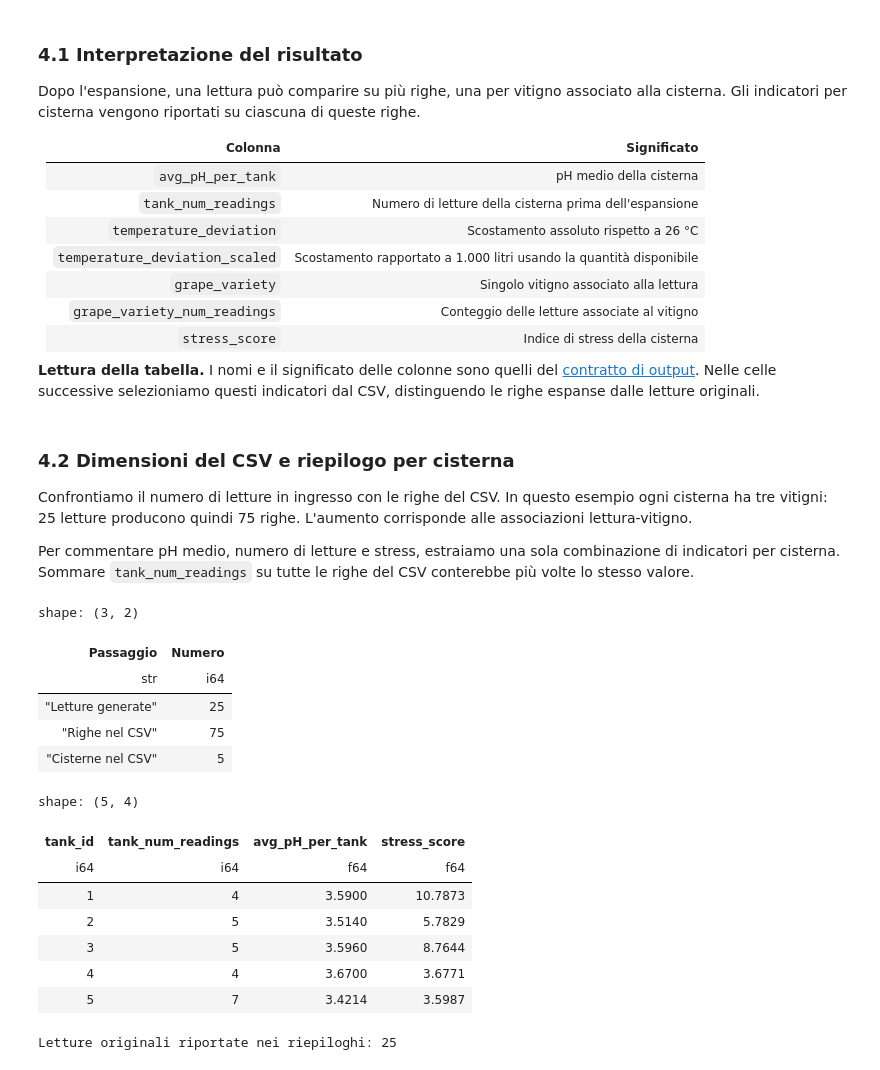
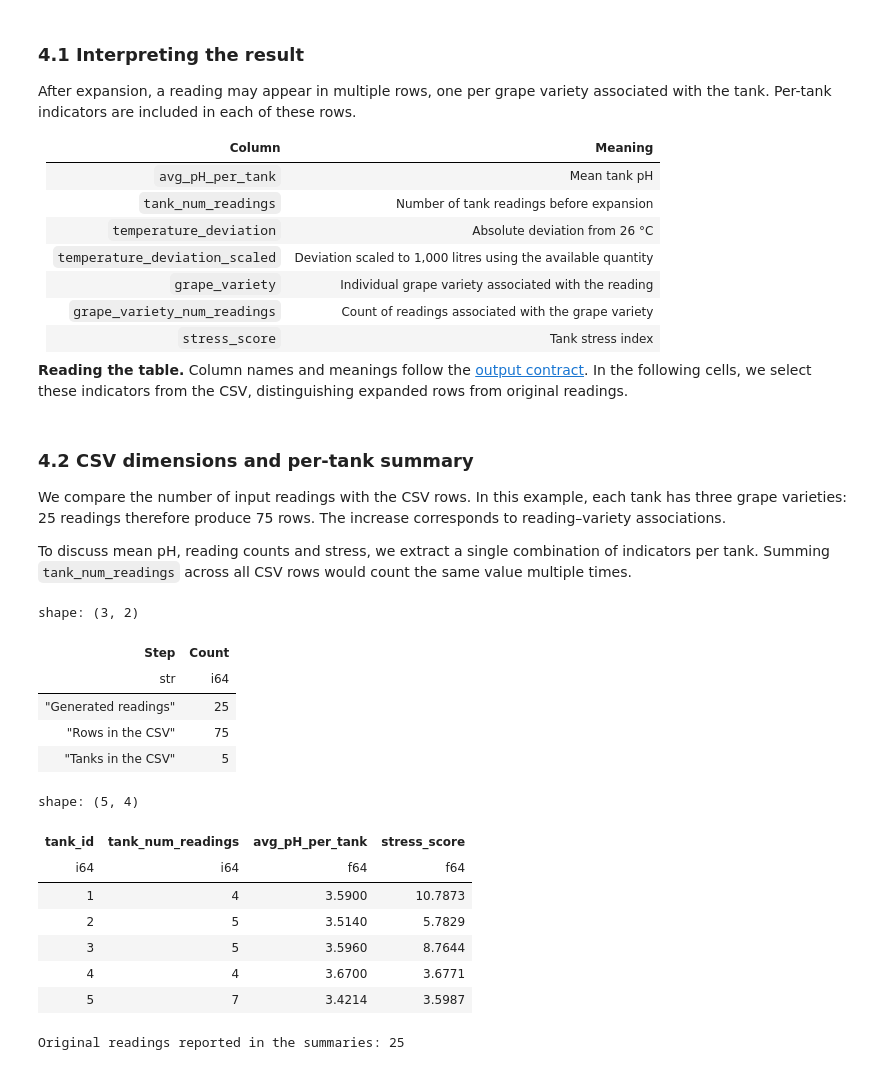
Before and after one commit to fedefranchini/Winery-Adventures, a Jupyter notebook: demo.ipynb, the cells around one changed output. Cells and saved outputs as stored; diff of their text form; code cells hidden in the pictures.

Commit message:
WA-25: translate the demo notebook into English

```diff
--- a/demo.ipynb
+++ b/demo.ipynb
@@ -342,51 +342,51 @@ shape: (12, 6)
 | 1 | "2025-01-10 06:00:00" | "NuragusCorposo" | 3.9900 | 22.9600 | 488 |
 | 1 | "2025-01-10 06:00:00" | "VermentinoVellutato" | 3.9900 | 22.9600 | 488 |
 # %% [markdown]
-### 4.1 Interpretazione del risultato
+### 4.1 Interpreting the result
 
-Dopo l'espansione, una lettura può comparire su più righe, una per vitigno associato alla cisterna. Gli indicatori per cisterna vengono riportati su ciascuna di queste righe.
+After expansion, a reading may appear in multiple rows, one per grape variety associated with the tank. Per-tank indicators are included in each of these rows.
 
-| Colonna | Significato |
+| Column | Meaning |
 |---|---|
-| `avg_pH_per_tank` | pH medio della cisterna |
-| `tank_num_readings` | Numero di letture della cisterna prima dell'espansione |
-| `temperature_deviation` | Scostamento assoluto rispetto a 26 °C |
-| `temperature_deviation_scaled` | Scostamento rapportato a 1.000 litri usando la quantità disponibile |
-| `grape_variety` | Singolo vitigno associato alla lettura |
-| `grape_variety_num_readings` | Conteggio delle letture associate al vitigno |
-| `stress_score` | Indice di stress della cisterna |
+| `avg_pH_per_tank` | Mean tank pH |
+| `tank_num_readings` | Number of tank readings before expansion |
+| `temperature_deviation` | Absolute deviation from 26 °C |
+| `temperature_deviation_scaled` | Deviation scaled to 1,000 litres using the available quantity |
+| `grape_variety` | Individual grape variety associated with the reading |
+| `grape_variety_num_readings` | Count of readings associated with the grape variety |
+| `stress_score` | Tank stress index |
 
-**Lettura della tabella.** I nomi e il significato delle colonne sono quelli del [contratto di output](docs/usage-guide.md#output-contract). Nelle celle successive selezioniamo questi indicatori dal CSV, distinguendo le righe espanse dalle letture originali.
+**Reading the table.** Column names and meanings follow the [output contract](docs/usage-guide.md#output-contract). In the following cells, we select these indicators from the CSV, distinguishing expanded rows from original readings.
 # %% [markdown]
-### 4.2 Dimensioni del CSV e riepilogo per cisterna
+### 4.2 CSV dimensions and per-tank summary
 
-Confrontiamo il numero di letture in ingresso con le righe del CSV. In questo esempio ogni cisterna ha tre vitigni: 25 letture producono quindi 75 righe. L'aumento corrisponde alle associazioni lettura-vitigno.
+We compare the number of input readings with the CSV rows. In this example, each tank has three grape varieties: 25 readings therefore produce 75 rows. The increase corresponds to reading–variety associations.
 
-Per commentare pH medio, numero di letture e stress, estraiamo una sola combinazione di indicatori per cisterna. Sommare `tank_num_readings` su tutte le righe del CSV conterebbe più volte lo stesso valore.
+To discuss mean pH, reading counts and stress, we extract a single combination of indicators per tank. Summing `tank_num_readings` across all CSV rows would count the same value multiple times.
 # %%
 display(
     pl.DataFrame(
         {
-            "Passaggio": ["Letture generate", "Righe nel CSV", "Cisterne nel CSV"],
-            "Numero": [sensors_demo.height, results_df.height, results_df["tank_id"].n_unique()],
+            "Step": ["Generated readings", "Rows in the CSV", "Tanks in the CSV"],
+            "Count": [sensors_demo.height, results_df.height, results_df["tank_id"].n_unique()],
         }
     )
 )
 
-# Gli indicatori per cisterna sono già calcolati e ripetuti sulle righe di output.
+# Per-tank indicators are already calculated and repeated across output rows.
 tank_summary = (
     results_df.select("tank_id", "tank_num_readings", "avg_pH_per_tank", "stress_score").unique().sort("tank_id")
 )
 display(tank_summary)
 
-print(f"Letture originali riportate nei riepiloghi: {tank_summary['tank_num_readings'].sum()}")
+print(f"Original readings reported in the summaries: {tank_summary['tank_num_readings'].sum()}")
 # %% [output]
 shape: (3, 2)
-| Passaggio | Numero |
+| Step | Count |
 | str | i64 |
-| "Letture generate" | 25 |
-| "Righe nel CSV" | 75 |
-| "Cisterne nel CSV" | 5 |
+| "Generated readings" | 25 |
+| "Rows in the CSV" | 75 |
+| "Tanks in the CSV" | 5 |
 shape: (5, 4)
 | tank_id | tank_num_readings | avg_pH_per_tank | stress_score |
 | i64 | i64 | f64 | f64 |
@@ -395,5 +395,5 @@ shape: (5, 4)
 | 3 | 5 | 3.5960 | 8.7644 |
 | 4 | 4 | 3.6700 | 3.6771 |
 | 5 | 7 | 3.4214 | 3.5987 |
-Letture originali riportate nei riepiloghi: 25
+Original readings reported in the summaries: 25
 # %% [markdown]
```
Also changed, not shown: parts of 38 cells of this notebook.
